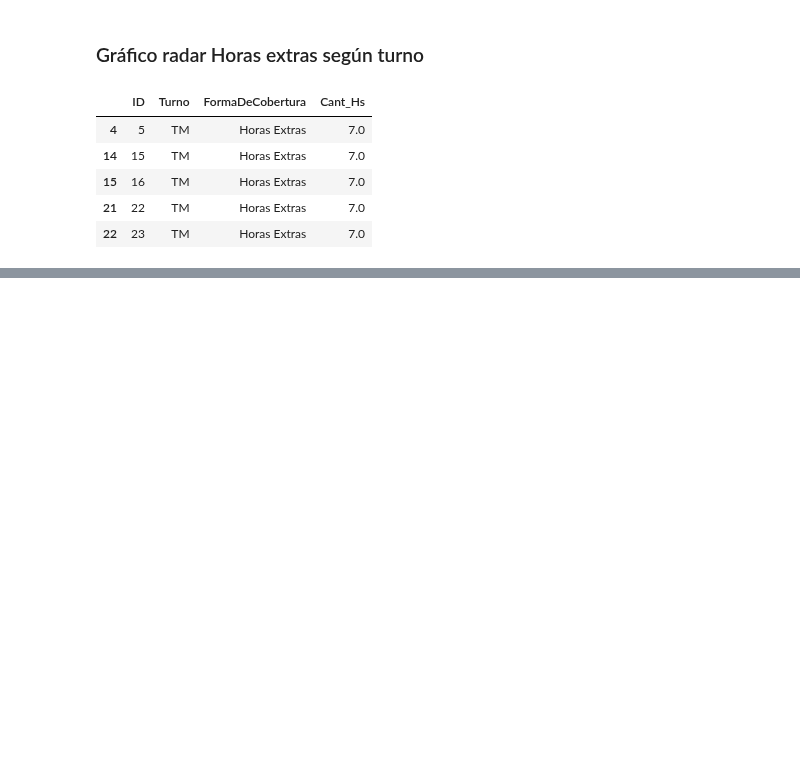
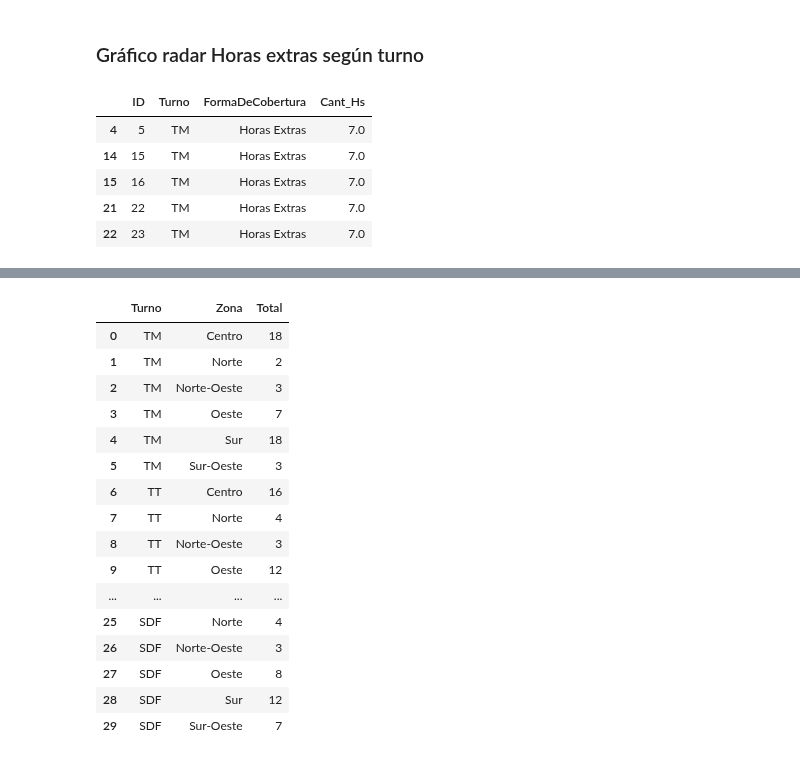
Before and after one commit to matisolica/Proyecto-final-DS1, a Jupyter notebook: pfDS1_version1.ipynb, the cells around one changed output, grey strips where cells are left out. Drawn from its saved outputs; the diff is of its cells as text; code cells hidden in the pictures; blank space fills up the shorter version.

```diff
--- a/pfDS1_version1.ipynb
+++ b/pfDS1_version1.ipynb
@@ -330,0 +401,28 @@ plt.show()
+# %%
+#Nomina por localidad y turno
+df_loc_merged = df_nom.merge(df_loc, on='LocalidadID')
+df_loc_merged = df_loc_merged.merge(df_tur, on='TurnoID')
+
+#Asigno la lista ordinal orden_turnos a la categoría 'Turno' del df_aus
+df_loc_merged['Turno'] = pd.Categorical(df_loc_merged['Turno'], categories=orden_turnos, ordered=True)
+
+df_loc_merged = df_loc_merged.groupby(['Turno', 'Zona'])['Zona'].count().reset_index(name='Total')
+df_loc_merged
+# %% [output]
+|  | Turno | Zona | Total |
+| 0 | TM | Centro | 18 |
+| 1 | TM | Norte | 2 |
+| 2 | TM | Norte-Oeste | 3 |
+| 3 | TM | Oeste | 7 |
+| 4 | TM | Sur | 18 |
+| 5 | TM | Sur-Oeste | 3 |
+| 6 | TT | Centro | 16 |
+| 7 | TT | Norte | 4 |
+| 8 | TT | Norte-Oeste | 3 |
+| 9 | TT | Oeste | 12 |
+| ... | ... | ... | ... |
+| 25 | SDF | Norte | 4 |
+| 26 | SDF | Norte-Oeste | 3 |
+| 27 | SDF | Oeste | 8 |
+| 28 | SDF | Sur | 12 |
+| 29 | SDF | Sur-Oeste | 7 |
```
Also changed, not shown: parts of 11 cells of this notebook, 1 other file.
